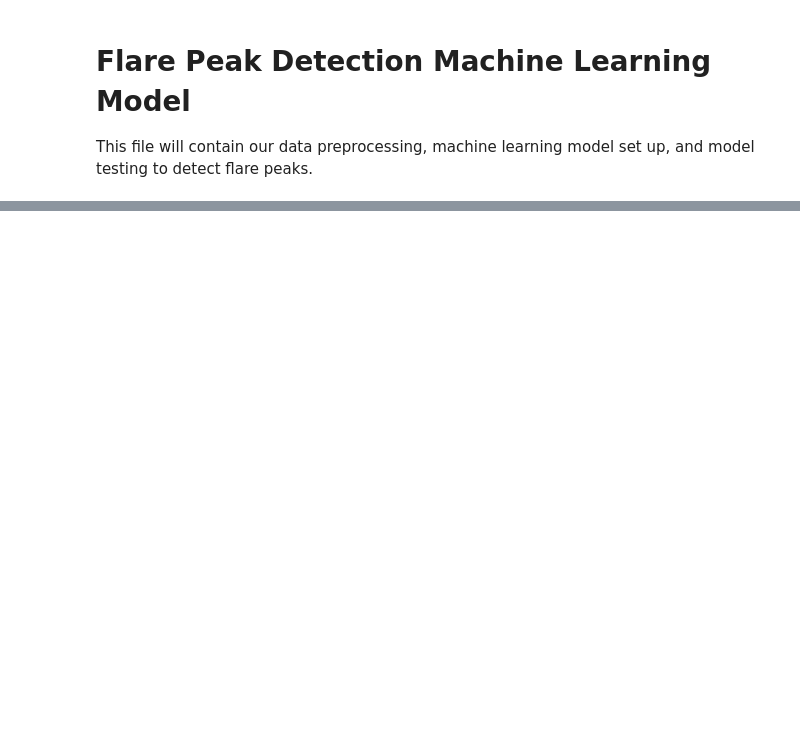
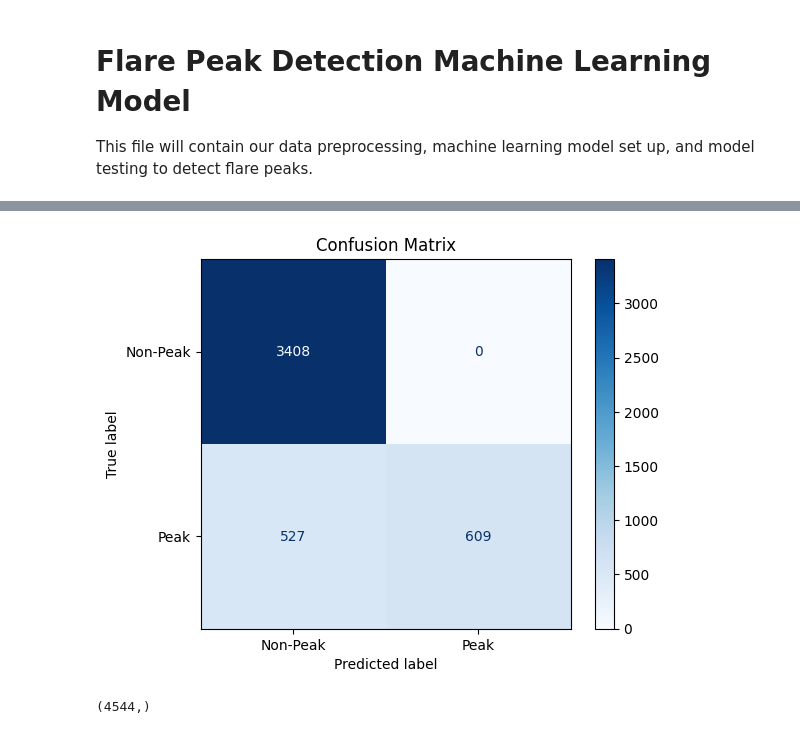
Before and after one commit to FNeffati/PDS, a Jupyter notebook: machine_learning.ipynb, the cells around one changed output, grey strips where cells are left out. Cells and saved outputs as stored; diff of their text form; code cells hidden in the pictures; blank space fills up the shorter version.

```diff
--- a/machine_learning.ipynb
+++ b/machine_learning.ipynb
@@ -127,0 +73,12 @@ full_set.shape[0]
+# %%
+# LSTM model creation (LSTM1)
+def create_LSTM1():
+  tf.random.set_seed(1)
+  model = Sequential()
+  model.add(LSTM(50, input_shape=(X_train.shape[1], 1)))
+  model.add(Dense(1, activation='sigmoid'))
+  model.compile(optimizer='adam', loss='binary_crossentropy',  metrics=['accuracy'])
+  return model
+
+LSTM1_model = create_LSTM1()
+LSTM1_model.summary()
@@ -127,0 +99,5 @@ full_set.shape[0]
+# %%
+# Reshape input data for LSTM
+X_train = X_train.reshape((X_train.shape[0], X_train.shape[1], 1))
+X_val = X_val.reshape((X_val.shape[0], X_val.shape[1], 1))
+X_test = X_test.reshape((X_test.shape[0], X_test.shape[1], 1))
@@ -127,0 +130,3 @@ full_set.shape[0]
+# %%
+# Train the model
+LSTM1_model.fit(X_train, y_train, epochs=3, batch_size=32, validation_data=(X_val, y_val))
@@ -127,0 +141,5 @@ full_set.shape[0]
+# %%
+# Evaluate the model on the test set
+y_pred = LSTM1_model.predict(X_test)
+y_pred = (y_pred > 0.5).astype(int)
+print(classification_report(y_test, y_pred))
@@ -127,0 +156,13 @@ full_set.shape[0]
+# %%
+# Classification Matrix
+cm = confusion_matrix(y_test, y_pred)
+disp = ConfusionMatrixDisplay(confusion_matrix=cm, display_labels=['Non-Peak', 'Peak'])
+disp.plot(cmap='Blues', values_format='d')
+plt.title('Confusion Matrix')
+plt.show()
+# %% [output]
+[figure, added]
+# %%
+y_test.shape
+# %% [output]
+(4544,)
```
Also changed, not shown: parts of 20 cells of this notebook, 3 other files.
